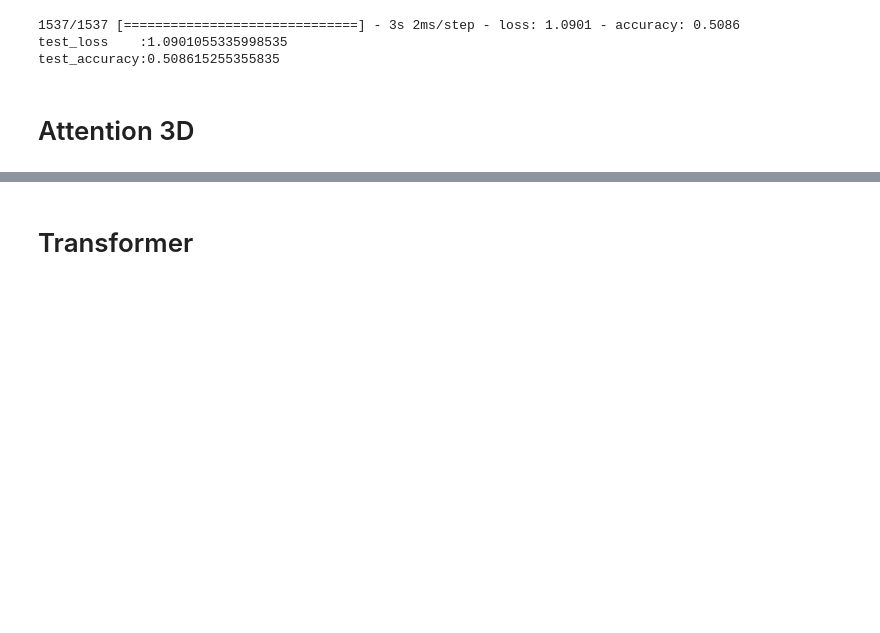
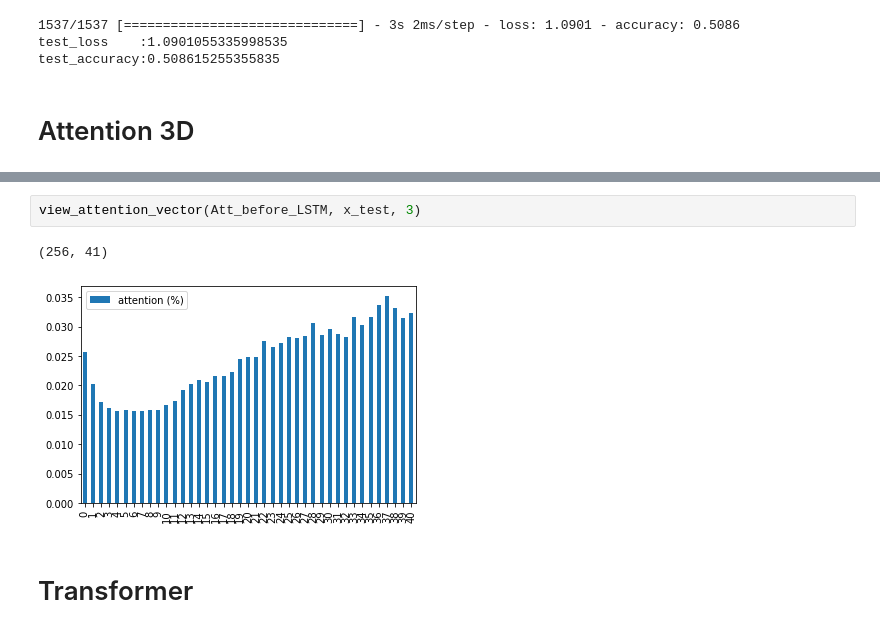
Before and after one commit to estela19/AIFFEL, a Jupyter notebook: exp07/base_1.ipynb, the cells around one changed output, grey strips where cells are left out. Saved outputs shown, nothing was run; the diff lists cells and outputs as text; blank space fills up the shorter version.

```diff
--- a/exp07/base_1.ipynb
+++ b/exp07/base_1.ipynb
@@ -495,3 +565,8 @@ view_attention_vector(attention_3d_model, x_test)
+# %%
+view_attention_vector(Att_before_LSTM, x_test, 3)
+# %% [output]
+(256, 41)
+[figure, added]
 # %% [markdown]
 # Transformer
 # %%
```
Also changed, not shown: parts of 10 cells of this notebook.
